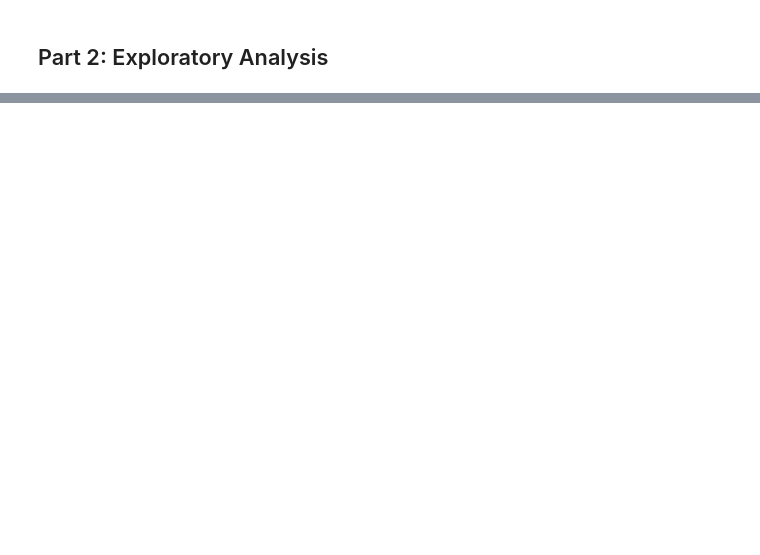
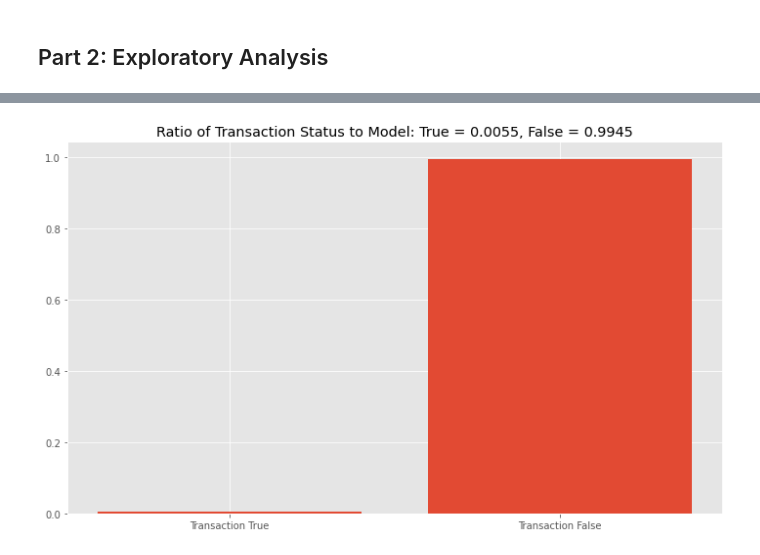
Before and after one commit to dsimonds-bot/bqml-google-analytics-conversion-pred, a Jupyter notebook: src/purchase-classification-google-analytics.ipynb, the cells around one changed output, grey strips where cells are left out. Drawn from its saved outputs; the diff is of its cells as text; code cells hidden in the pictures; blank space fills up the shorter version.

```diff
--- a/src/purchase-classification-google-analytics.ipynb
+++ b/src/purchase-classification-google-analytics.ipynb
@@ -86,0 +120,14 @@ campaignTransactions
+# %%
+# Calculating ratio of total observations to total transactions to prep for classification
+ratioTrue = rawData['transactions'].sum()/len(rawData)
+ratioFalse = 1 - ratioTrue
+
+plt.figure(figsize = (12,7))
+plt.bar(
+    x = ['Transaction True', 'Transaction False'],
+    height = [ratioTrue, ratioFalse]
+)
+plt.title('Ratio of Transaction Status to Model: True = {}, False = {}'.format(ratioTrue, ratioFalse))
+plt.show()
+# %% [output]
+[figure, added]
```
Also changed, not shown: parts of 11 cells of this notebook, 1 other file.
